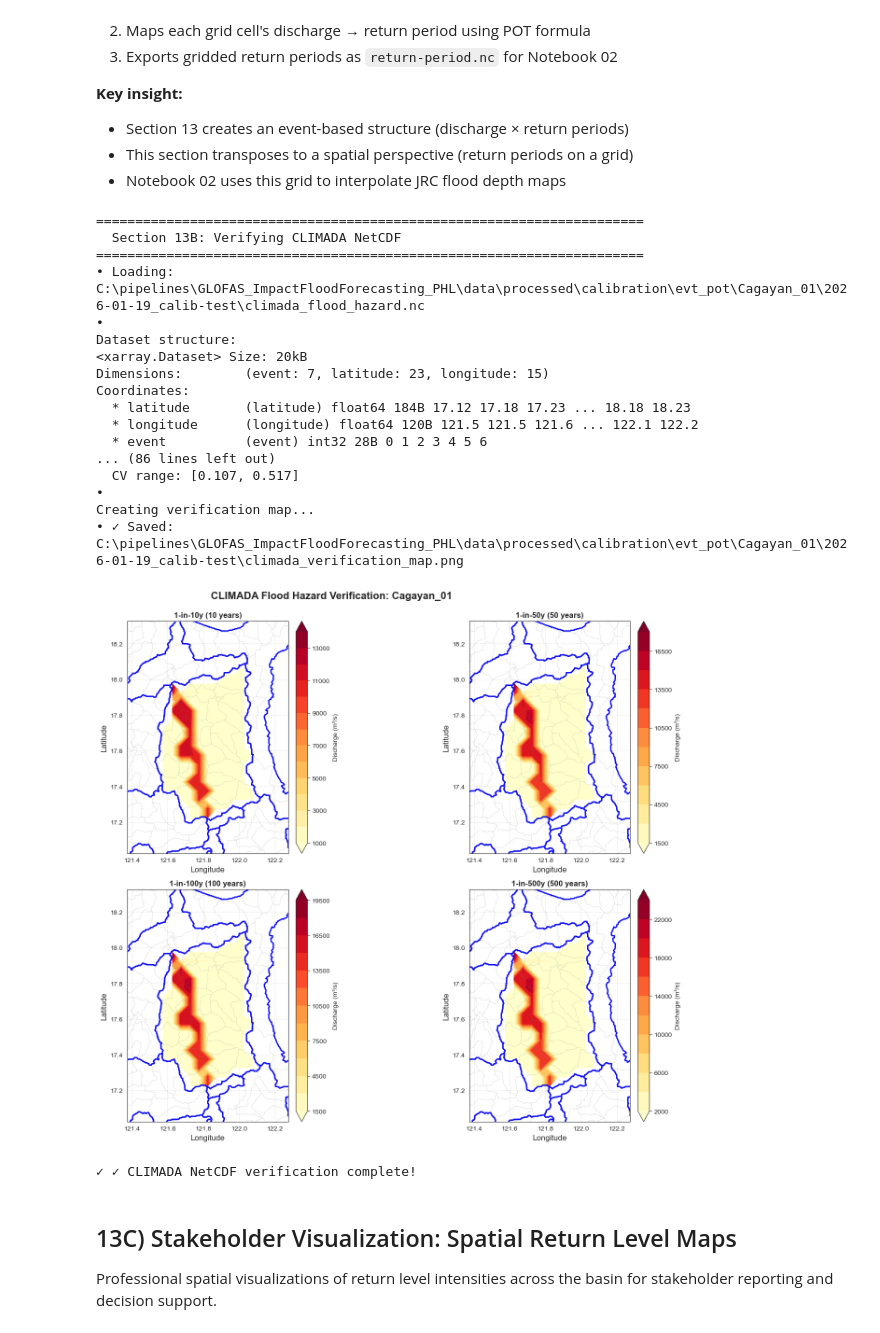
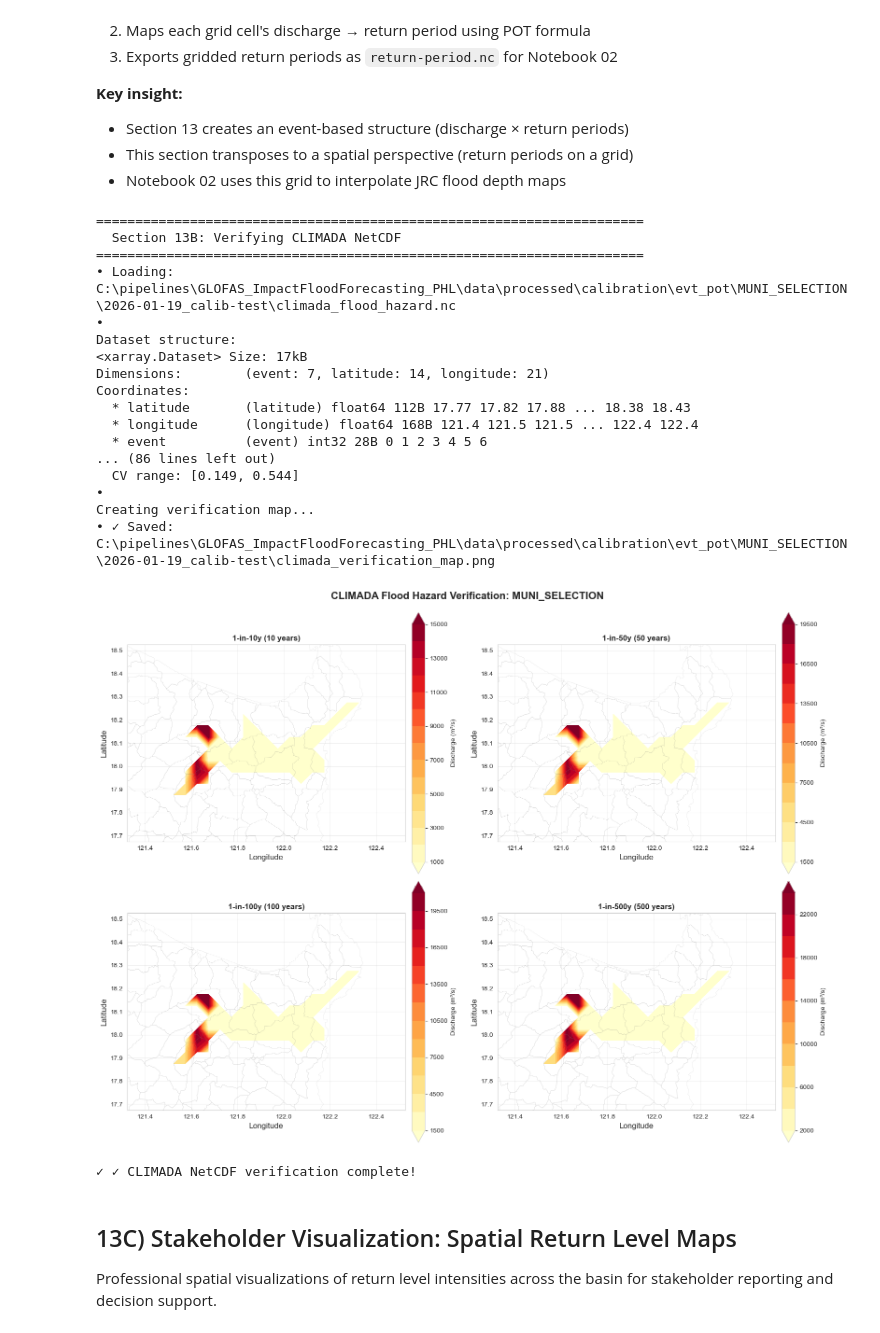
Before and after one commit to rodekruis/GLOFAS_ImpactFloodForecasting_PHL, a Jupyter notebook: calibration/notebooks/01_evt_pot_calibration_workflow.ipynb, the cells around one changed output. Drawn from its saved outputs; the diff is of its cells as text; code cells hidden in the pictures.

```diff
--- a/calibration/notebooks/01_evt_pot_calibration_workflow.ipynb
+++ b/calibration/notebooks/01_evt_pot_calibration_workflow.ipynb
@@ -863,12 +854,11 @@ if USE_MUNI_AOI:
     muni_aoi_df.to_parquet(mapping_dir / "muni_aoi_l12.parquet", index=False)
     log.step(f"Wrote {len(muni_aoi_df)} municipality AOI records")
 
-    # Save AOI geometries
+    # Save selected municipality geometries (no buffer/AOI - direct intersection approach)
     import geopandas as gpd
-    aoi_gdf = gpd.GeoDataFrame(muni_aoi_df[["adm3_id", "centroid_lon", "centroid_lat", "total_population", "valid_pixel_count"]].copy(),
-                              geometry=aoi_geoms, crs="EPSG:4326")
-    aoi_gdf.to_file(aoi_dir / "municipality_aoi.geojson", driver="GeoJSON")
-    log.step(f"Wrote AOI geometries to {aoi_dir}")
+    selected_munis = adm3_gdf[adm3_gdf[adm3_id_field].isin(adm3_ids)].copy()
+    selected_munis.to_file(aoi_dir / "selected_municipalities.geojson", driver="GeoJSON")
+    log.step(f"Wrote {len(selected_munis)} selected municipality geometries to {aoi_dir}")
 
 # B) L12 → grid cell mapping (adaptive to both extraction modes)
 if USE_CELL_EXTRACTION:
@@ -1830,7 +1822,7 @@ else:
 
     # Overall figure title
     fig.suptitle(
-        f'Return Level Analysis: {basin_cfg.basin_id}\\nPOT/GPD with Bootstrap Uncertainty (N=20)',
+        f'Return Level Analysis: {basin_cfg.basin_id if basin_cfg else "Basin Analysis"}\\nPOT/GPD with Bootstrap Uncertainty (N=20)',
         fontsize=16, fontweight='bold', y=0.98
     )
 
@@ -2763,7 +2747,7 @@ else:
             "institution": "IFRC Climate Centre - Philippines Impact Forecasting",
             "contact": analyst_name,
             "created": pd.Timestamp.now().isoformat(),
-            "basin": basin_cfg.basin_id,
+            "basin": basin_cfg.basin_id if basin_cfg else "MUNI_SELECTION",
             "n_events": n_events,
             "n_gauges": len(gauge_coords),
             "grid_shape": f"{n_lat}x{n_lon}",
@@ -3074,7 +3057,7 @@ else:
         f"return_period_RP{return_periods[i]:.0f}": return_period_arrays[i]
         for i in range(n_events)
     }, attrs={
-        'title': f'Gridded Return Periods for {basin_cfg.basin_id}',
+        'title': f'Gridded Return Periods for {basin_cfg.basin_id if basin_cfg else "MUNI_SELECTION"}',
         'source': str(netcdf_path.name),
         'method': 'POT/GPD discharge-to-return-period conversion (from evt_pot.discharge_to_return_period_pot)',
         'grid_resolution_degrees': float(lats[1] - lats[0]),
@@ -3234,9 +3217,9 @@ This file contains gridded discharge intensity for different return period event
 
 log.section("Section 13B: Verifying CLIMADA NetCDF")
 
-# Use the netcdf_path from Section 13 (CLIMADA gridded output)
-climada_nc_path = netcdf_path
-if not Path(climada_nc_path).exists():
+# Use the correct CLIMADA NetCDF path from Section 13 (not return-period.nc)
+climada_nc_path = out_root / "climada_flood_hazard.nc"
+if not climada_nc_path.exists():
     raise FileNotFoundError(f"CLIMADA NetCDF not found: {climada_nc_path}")
 
 log.step(f"Loading: {climada_nc_path}")
@@ -3368,43 +3351,45 @@ for i, event_idx in enumerate(plot_events[:4]):  # Max 4 plots
     cbar = plt.colorbar(im, ax=ax, orientation="vertical", pad=0.02)
     cbar.set_label("Discharge (m³/s)", fontsize=10)
 
+# Mode-agnostic title
+basin_name = basin_cfg.basin_id if basin_cfg else "MUNI_SELECTION"
 plt.suptitle(
-    f"CLIMADA Flood Hazard Verification: {basin_cfg.basin_id if basin_cfg else 'Basin'}",
+    f"CLIMADA Flood Hazard Verification: {basin_name}",
     fontsize=16,
     fontweight="bold",
     y=0.995
 )
 plt.tight_layout()
 
 # Save
 verification_map_path = out_root / "climada_verification_map.png"
 plt.savefig(verification_map_path, dpi=150, bbox_inches="tight")
 log.step(f"✓ Saved: {verification_map_path}")
 plt.show()
 
 # Close dataset
 ds.close()
 
 log.success("✓ CLIMADA NetCDF verification complete!")
 # %% [output]
 ======================================================================
   Section 13B: Verifying CLIMADA NetCDF
 ======================================================================
-• Loading: C:\pipelines\GLOFAS_ImpactFloodForecasting_PHL\data\processed\calibration\evt_pot\Cagayan_01\2026-01-19_calib-test\climada_flood_hazard.nc
+• Loading: C:\pipelines\GLOFAS_ImpactFloodForecasting_PHL\data\processed\calibration\evt_pot\MUNI_SELECTION\2026-01-19_calib-test\climada_flood_hazard.nc
 •
 Dataset structure:
-<xarray.Dataset> Size: 20kB
-Dimensions:        (event: 7, latitude: 23, longitude: 15)
+<xarray.Dataset> Size: 17kB
+Dimensions:        (event: 7, latitude: 14, longitude: 21)
 Coordinates:
-  * latitude       (latitude) float64 184B 17.12 17.18 17.23 ... 18.18 18.23
-  * longitude      (longitude) float64 120B 121.5 121.5 121.6 ... 122.1 122.2
+  * latitude       (latitude) float64 112B 17.77 17.82 17.88 ... 18.38 18.43
+  * longitude      (longitude) float64 168B 121.4 121.5 121.5 ... 122.4 122.4
   * event          (event) int32 28B 0 1 2 3 4 5 6
 ... (86 lines left out)
-  CV range: [0.107, 0.517]
+  CV range: [0.149, 0.544]
 •
 Creating verification map...
-• ✓ Saved: C:\pipelines\GLOFAS_ImpactFloodForecasting_PHL\data\processed\calibration\evt_pot\Cagayan_01\2026-01-19_calib-test\climada_verification_map.png
+• ✓ Saved: C:\pipelines\GLOFAS_ImpactFloodForecasting_PHL\data\processed\calibration\evt_pot\MUNI_SELECTION\2026-01-19_calib-test\climada_verification_map.png
-[figure, old version]
+[figure, new version]
 ✓ ✓ CLIMADA NetCDF verification complete!
 # %% [markdown]
 ## 13C) Stakeholder Visualization: Spatial Return Level Maps
```
Also changed, not shown: parts of 27 cells of this notebook, 24 other files.
